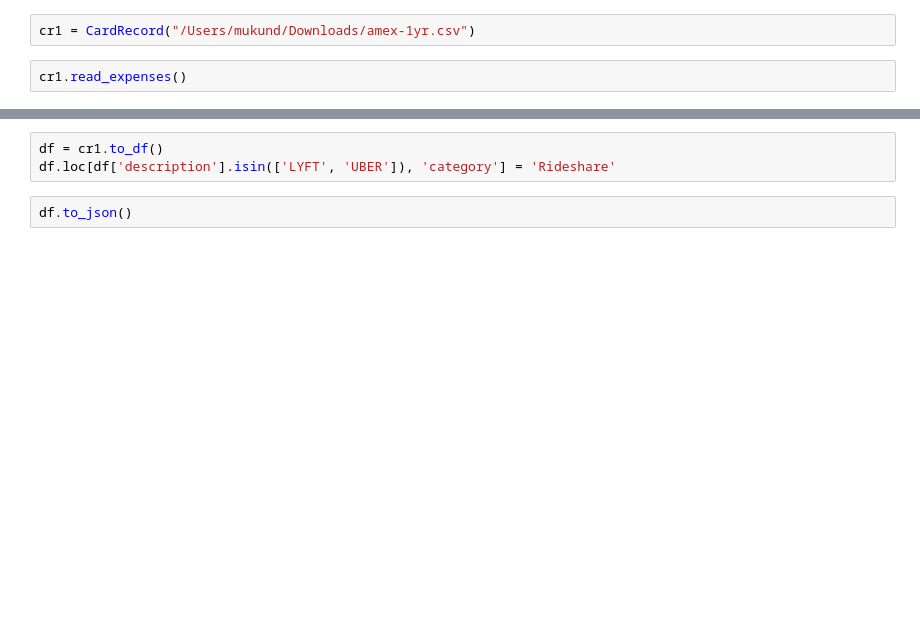
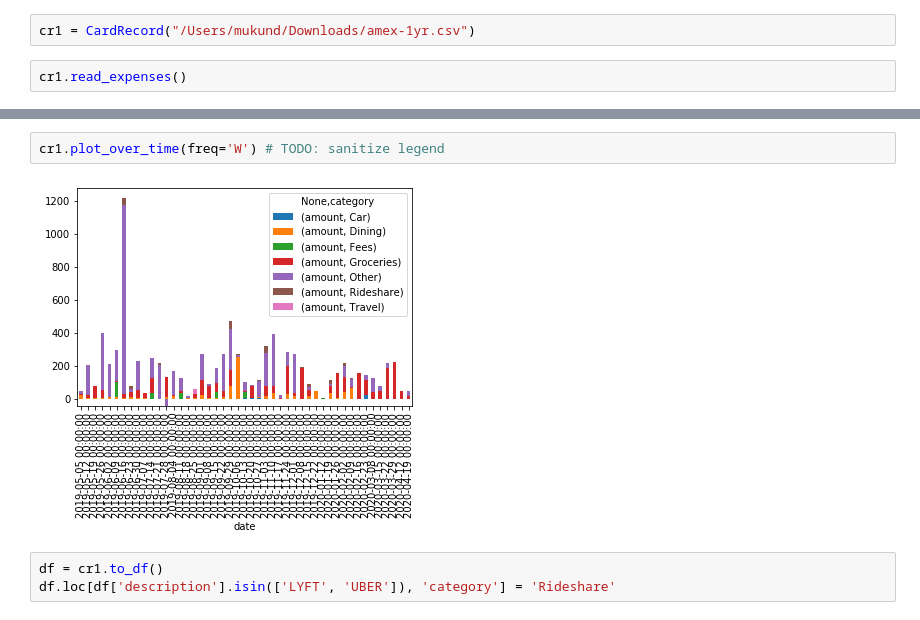
Before and after one commit to velicanu/expenses, a Jupyter notebook: notebooks/basic_visualization.ipynb, the cells around one changed output, grey strips where cells are left out. Saved outputs shown, nothing was run; the diff lists cells and outputs as text; blank space fills up the shorter version.

```diff
--- a/notebooks/basic_visualization.ipynb
+++ b/notebooks/basic_visualization.ipynb
@@ -68,5 +48,7 @@ ValueError: Invalid frequency:
+# %%
+cr1.plot_over_time(freq='W') # TODO: sanitize legend
+# %% [output]
+[figure, added]
 # %%
 df = cr1.to_df()
 df.loc[df['description'].isin(['LYFT', 'UBER']), 'category'] = 'Rideshare'
-# %%
-df.to_json()
```
Also changed, not shown: parts of 6 cells of this notebook, 2 other files.
